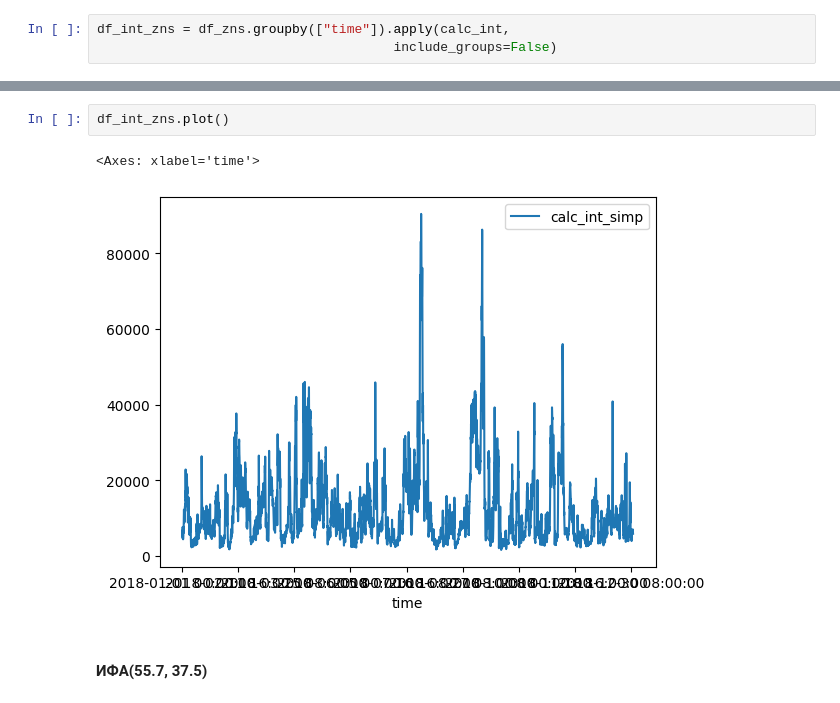
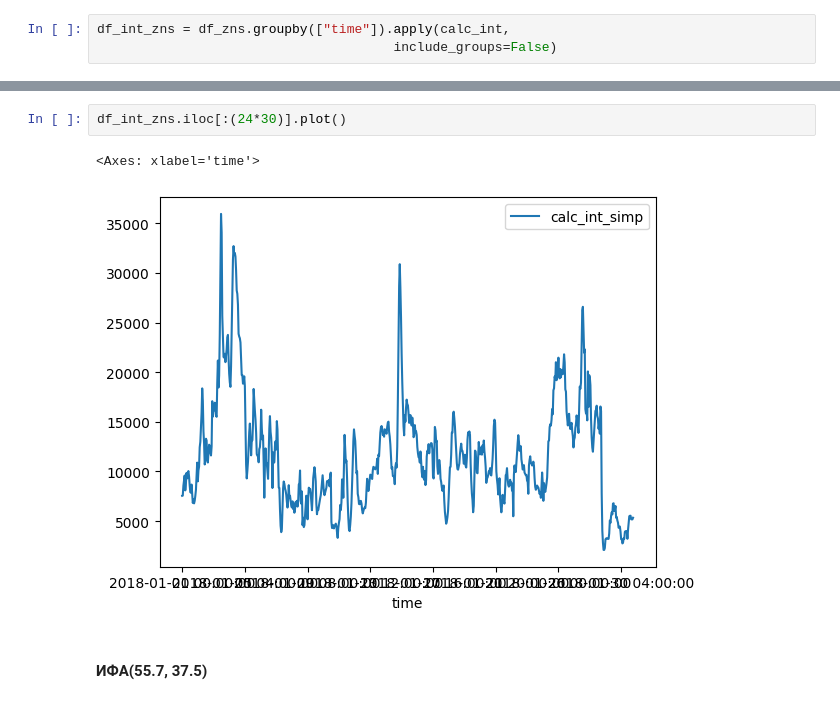
Before and after one commit to dshsha/ifa, a Jupyter notebook: notebooks/pm_2_5_2018.ipynb, the cells around one changed output, grey strips where cells are left out. Cells and saved outputs as stored; diff of their text form.

```diff
--- a/notebooks/pm_2_5_2018.ipynb
+++ b/notebooks/pm_2_5_2018.ipynb
@@ -46,8 +78,8 @@ df_int_zns.head()
 # %%
-df_int_zns.plot()
+df_int_zns.iloc[:(24*30)].plot()
 # %% [output]
 <Axes: xlabel='time'>
-[figure, old version]
+[figure, new version]
 # %% [markdown]
 #### ИФА(55.7, 37.5)
 # %%
```
Also changed, not shown: parts of 9 cells of this notebook, 6 other files.
